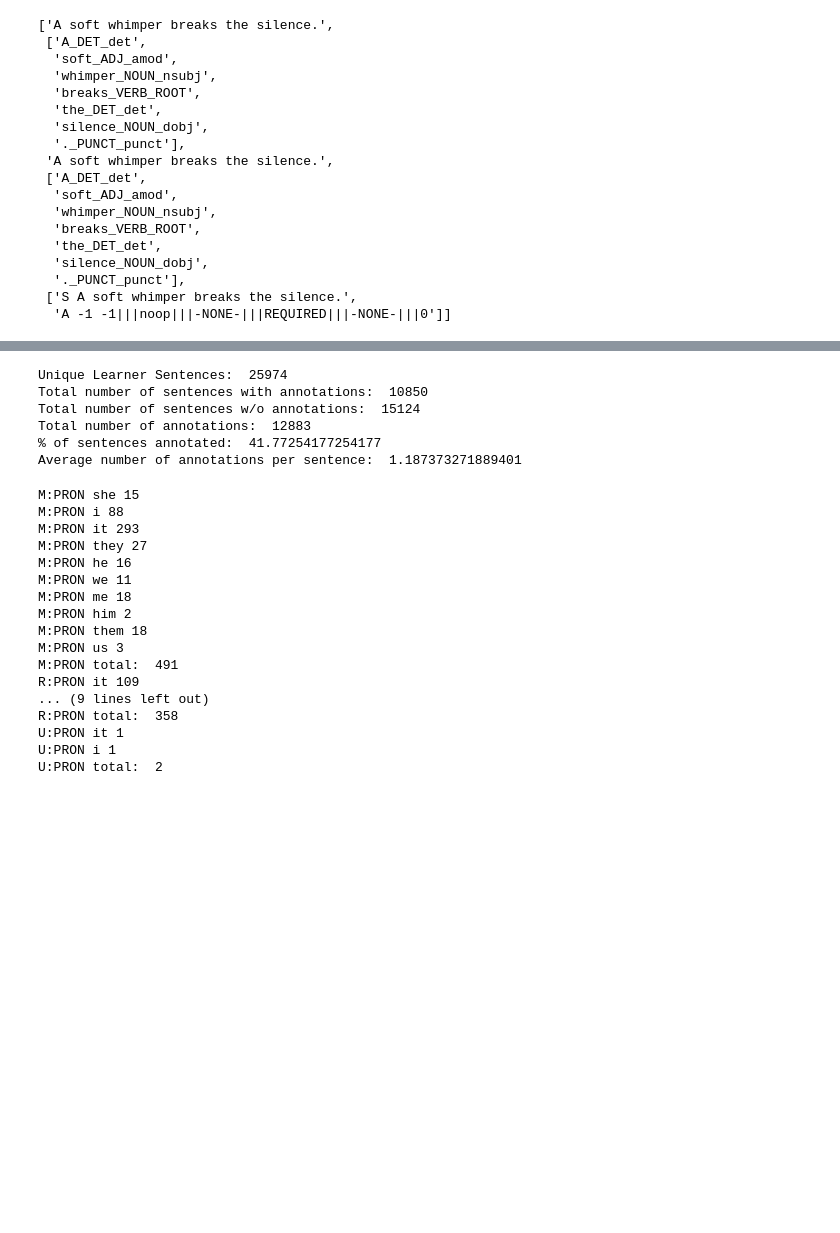
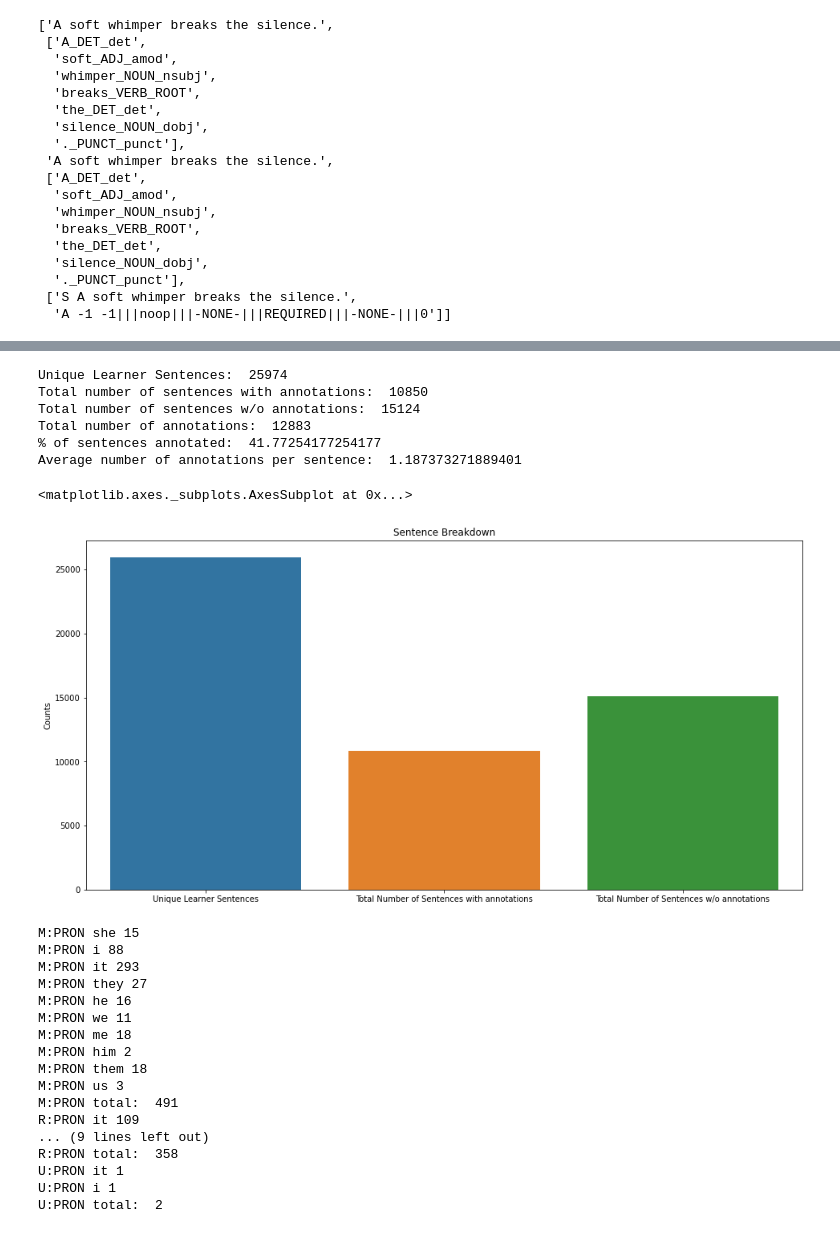
Before and after one commit to menoah/l8_thesis_sample, a Jupyter notebook: L8 - ELL_Thesis.ipynb, the cells around one changed output, grey strips where cells are left out. Cells and saved outputs as stored; diff of their text form; code cells hidden in the pictures; blank space fills up the shorter version.

```diff
--- a/L8 - ELL_Thesis.ipynb
+++ b/L8 - ELL_Thesis.ipynb
@@ -147,32 +152,47 @@ pn_l8.head()
 l_sents = defaultdict(int)
 #initializing a dictionary of annotated sentences
 annot_sents = defaultdict(int)
 #total_annotations
 total_annots = 0
 
 for i in range(0, len(m_l_object)):
     s = m_l_object[i][0]
     l_sents[s]+=1
+    #instances in entry was empty
     if i == 6623 or i == 9415 or i == 24820:
         continue
     no_op_search = re.search(r'\|\|\|(noop)\|\|\|', m_l_object[i][4][1])
     if not no_op_search:
         annot_sents[s]+=1
         total_annots += 1
+
 
 print("Unique Learner Sentences: ", len(l_sents.keys()))
 print("Total number of sentences with annotations: ", len(annot_sents.keys()))
 print('Total number of sentences w/o annotations: ',
       len(l_sents.keys()) - len(annot_sents.keys()))
 print("Total number of annotations: ", total_annots)
 print("% of sentences annotated: ", len(annot_sents.keys())/len(l_sents.keys())*100)
 print("Average number of annotations per sentence: ", total_annots/len(annot_sents.keys()))
+
+l_c_dict = {
+            'Unique Learner Sentences': len(l_sents.keys()),
+            'Total Number of Sentences with annotations': len(annot_sents.keys()),
+            'Total Number of Sentences w/o annotations':  len(l_sents.keys()) - len(annot_sents.keys()),
+           }
+
+l_c_data = pd.Series(l_c_dict).to_frame('Counts')
+plt.figure(figsize=(16, 8))
+plt.title('Sentence Breakdown')
+sns.barplot(x=l_c_data.index, y=l_c_data['Counts'])
 # %% [output]
 Unique Learner Sentences:  25974
 Total number of sentences with annotations:  10850
 Total number of sentences w/o annotations:  15124
 Total number of annotations:  12883
 % of sentences annotated:  41.77254177254177
 Average number of annotations per sentence:  1.187373271889401
+<matplotlib.axes._subplots.AxesSubplot at 0x...>
+[figure, added]
 # %%
 #Target pronoun list that will be stored and tracked for in a dictionary
```
Also changed, not shown: parts of 13 cells of this notebook, 3 other files.
